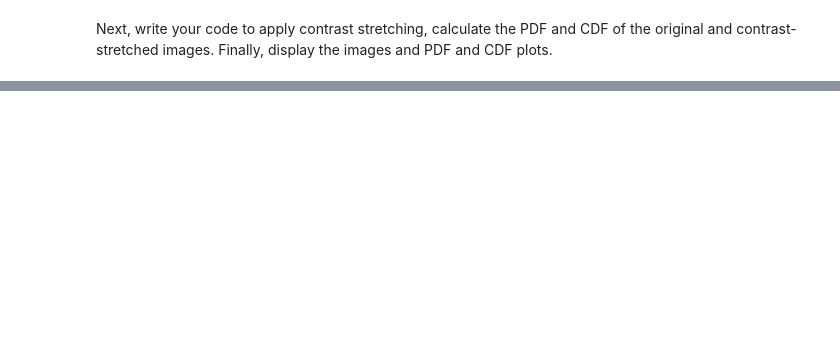
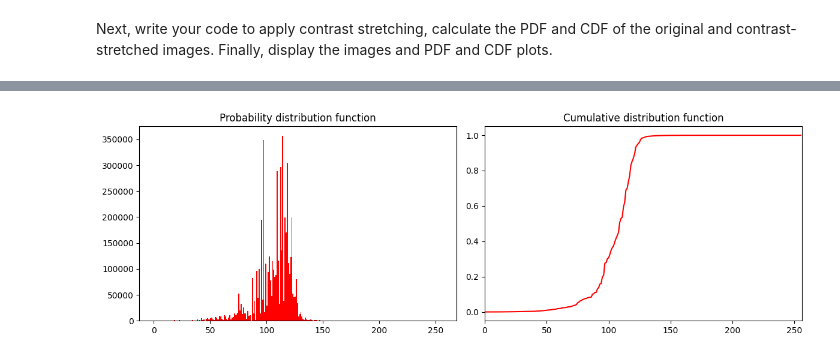
Before and after one commit to aiquiamjot/App_Physics157, a Jupyter notebook: submissions/AP157_lab_assignment_B1.ipynb, the cells around one changed output, grey strips where cells are left out. Saved outputs shown, nothing was run; the diff lists cells and outputs as text; code cells hidden in the pictures; blank space fills up the shorter version.

```diff
--- a/submissions/AP157_lab_assignment_B1.ipynb
+++ b/submissions/AP157_lab_assignment_B1.ipynb
@@ -177,0 +218,20 @@ Next, write your code to apply contrast stretching, calculate the PDF and CDF of
+# %%
+pixels = stretched.flatten()
+
+plt.figure(figsize=(12,4))
+
+plt.subplot(121)
+pdf, bins, _ = plt.hist(pixels, bins=256, range=[0, 256], color='red')
+plt.title('Probability distribution function')
+
+cdf = pdf.cumsum()
+cdf = cdf / cdf[-1]  # Normalize
+plt.subplot(122)
+plt.plot(bins[:-1], cdf, color='red')
+plt.title('Cumulative distribution function')
+plt.xlim([0, 256])
+
+plt.tight_layout()
+plt.show()
+# %% [output]
+[figure, added]
```
Also changed, not shown: parts of 4 cells of this notebook, 6 other files.
